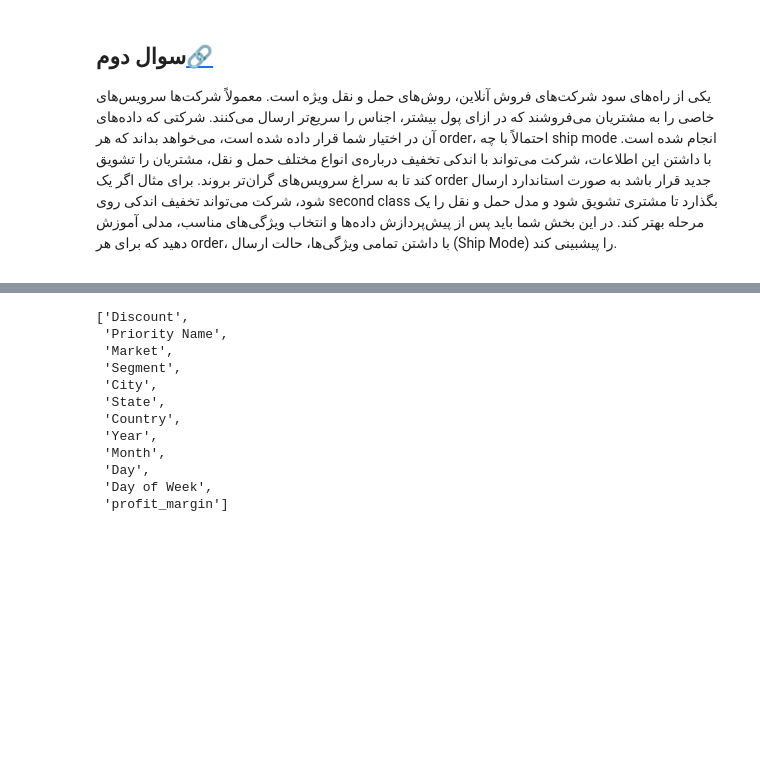
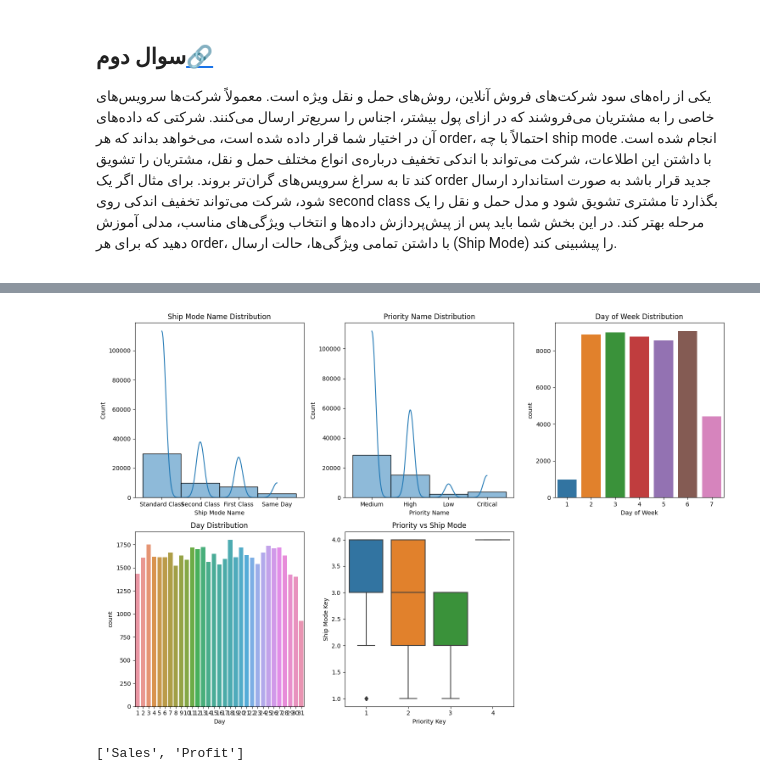
Before and after one commit to arianmokhtariha/SuperStore, a Jupyter notebook: ML/Q2/Q2.ipynb, the cells around one changed output, grey strips where cells are left out. Drawn from its saved outputs; the diff is of its cells as text; code cells hidden in the pictures; blank space fills up the shorter version.

```diff
--- a/ML/Q2/Q2.ipynb
+++ b/ML/Q2/Q2.ipynb
@@ -376,15 +44,29 @@ for c in cat_cols:
-# %%
-features_to_cal
-# %% [output]
-['Discount',
- 'Priority Name',
- 'Market',
- 'Segment',
- 'City',
- 'State',
- 'Country',
- 'Year',
- 'Month',
- 'Day',
- 'Day of Week',
- 'profit_margin']
+# %%
+plt.figure(figsize=(15, 10))
+
+plt.subplot(2, 3, 1)
+sns.histplot(result['Ship Mode Name'], bins=20, kde=True)
+plt.title('Ship Mode Name Distribution')
+
+plt.subplot(2, 3, 2)
+sns.histplot(result['Priority Name'], bins=20, kde=True)
+plt.title('Priority Name Distribution')
+
+plt.subplot(2, 3, 3)
+sns.countplot(x='Day of Week', data=result)
+plt.title('Day of Week Distribution')
+
+plt.subplot(2, 3, 4)
+sns.countplot(x='Day', data=result)
+plt.title('Day Distribution')
+
+plt.subplot(2, 3, 5)
+sns.boxplot(x=result['Priority Key'], y=result['Ship Mode Key'])
+plt.title('Priority vs Ship Mode')
+
+
+
+plt.tight_layout()
+plt.show()
+# %% [output]
+[figure, added]
@@ -390,0 +156,5 @@ features_to_cal
+# %%
+numeric_cols =  XCat.select_dtypes(exclude=['category','object']).columns.to_list()
+numeric_cols
+# %% [output]
+['Sales', 'Profit']
```
Also changed, not shown: parts of 20 cells of this notebook, 2 other files.
